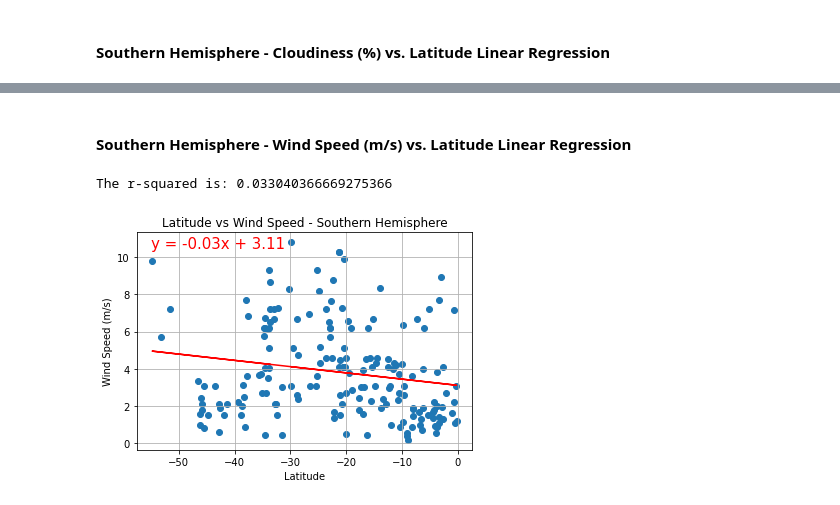
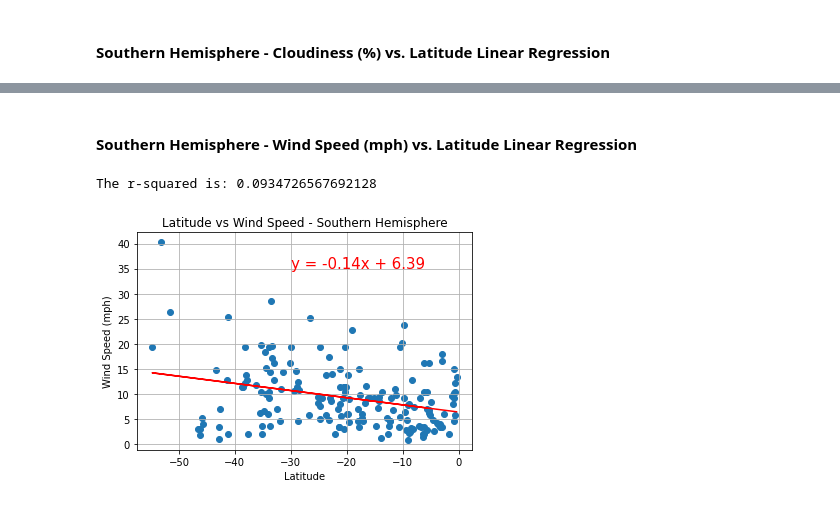
Before and after one commit to teresaflicek/python-api-challenge, a Jupyter notebook: WeatherPy/WeatherPy.ipynb, the cells around one changed output, grey strips where cells are left out. Cells and saved outputs as stored; diff of their text form; code cells hidden in the pictures.

```diff
--- a/WeatherPy/WeatherPy.ipynb
+++ b/WeatherPy/WeatherPy.ipynb
@@ -492,31 +492,31 @@ The r-squared is: 0.00820310992211512
 # %% [markdown]
-####  Southern Hemisphere - Wind Speed (m/s) vs. Latitude Linear Regression
+####  Southern Hemisphere - Wind Speed (mph) vs. Latitude Linear Regression
 # %%
 #x and y values
 x_values = south_hem['Lat']
 y_values = south_hem['Wind Speed']
 
 #linear regression
 (slope, intercept, rvalue, pvalue, stderr) = linregress(x_values, y_values)
 regress_values = x_values * slope + intercept
 
 #showing the equation on the plot
 line_eq = "y = " + str(round(slope,2)) + "x + " + str(round(intercept,2))
 plt.scatter(x_values,y_values)
 plt.plot(x_values,regress_values,"r-")
-plt.annotate(line_eq,(-55, 10.5),fontsize=15,color="red")
+plt.annotate(line_eq,(-30, 35),fontsize=15,color="red")
 
 #printing out the r squared value
 print(f"The r-squared is: {rvalue**2}")
 
 #labels and grid
 plt.title("Latitude vs Wind Speed - Southern Hemisphere")
 plt.xlabel('Latitude')
-plt.ylabel('Wind Speed (m/s)')
+plt.ylabel('Wind Speed (mph)')
 plt.grid()
 
 #saving png file
 plt.savefig("output_data/png files/South Hem - City Lat vs. Wind Speed.png")
 # %% [output]
-The r-squared is: 0.033040366669275366
+The r-squared is: 0.0934726567692128
-[figure, old version]
+[figure, new version]
```
Also changed, not shown: parts of 18 cells of this notebook, 13 other files.
